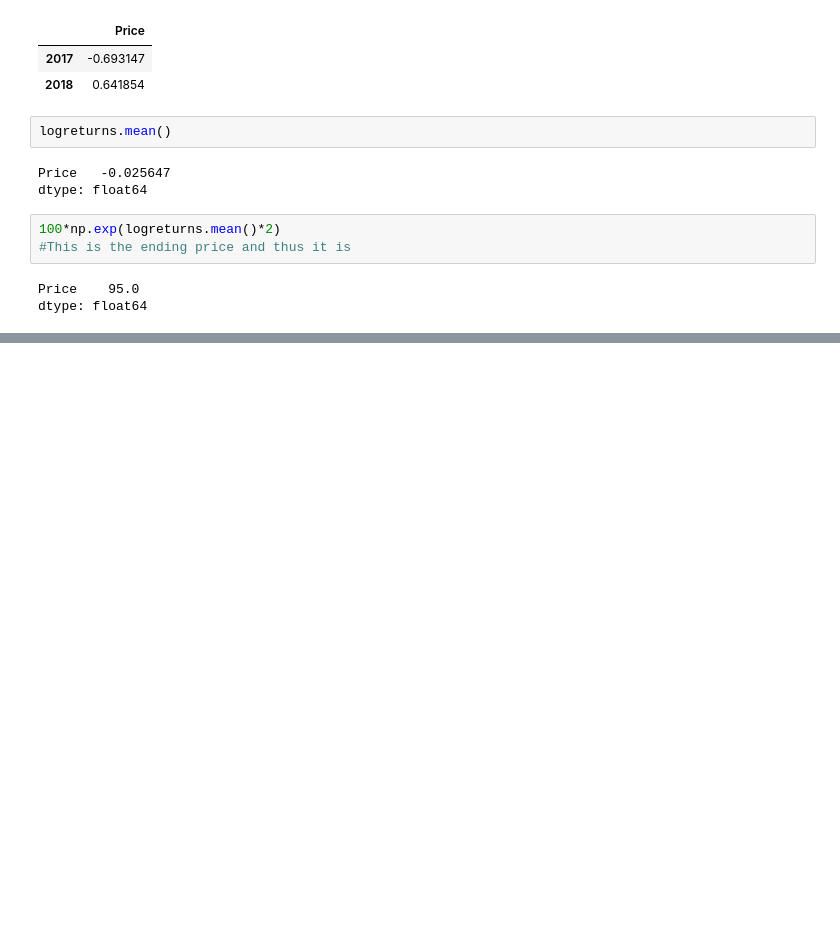
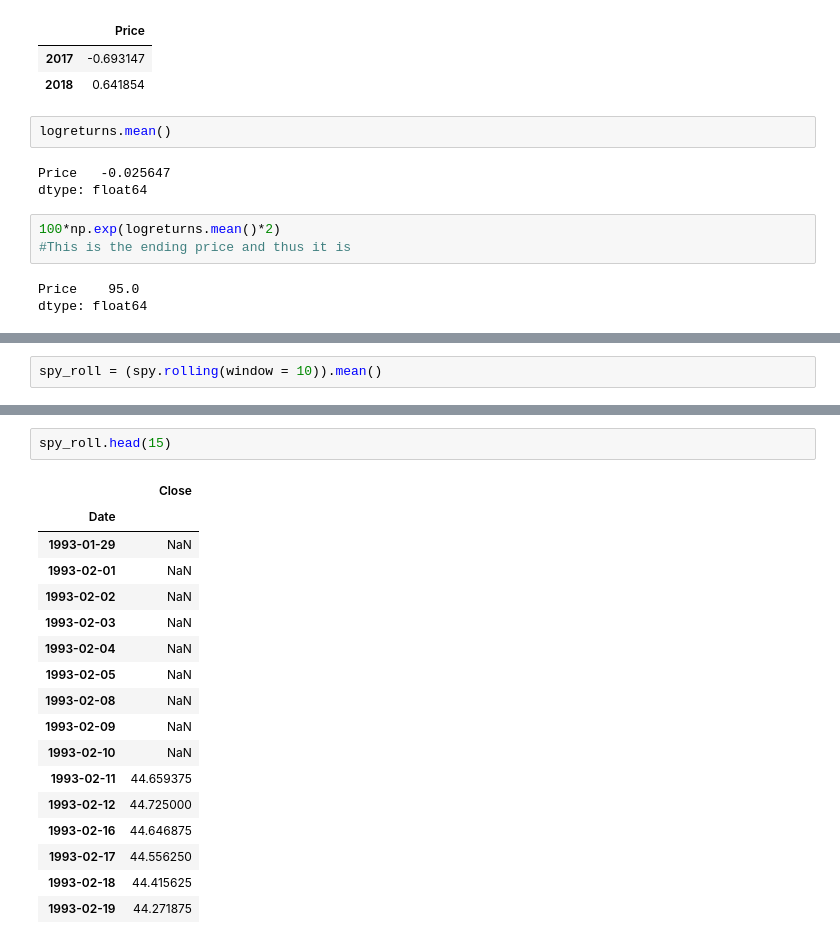
Before and after one commit to Janadhi14/Algo-trading, a Jupyter notebook: Introduction.ipynb, the cells around one changed output, grey strips where cells are left out. Cells and saved outputs as stored; diff of their text form; blank space fills up the shorter version.

```diff
--- a/Introduction.ipynb
+++ b/Introduction.ipynb
@@ -832,0 +879,2 @@ dtype: float64
+# %%
+spy_roll = (spy.rolling(window = 10)).mean()
@@ -832,0 +899,20 @@ dtype: float64
+# %%
+spy_roll.head(15)
+# %% [output]
+|  | Close |
+| Date |  |
+| 1993-01-29 | NaN |
+| 1993-02-01 | NaN |
+| 1993-02-02 | NaN |
+| 1993-02-03 | NaN |
+| 1993-02-04 | NaN |
+| 1993-02-05 | NaN |
+| 1993-02-08 | NaN |
+| 1993-02-09 | NaN |
+| 1993-02-10 | NaN |
+| 1993-02-11 | 44.659375 |
+| 1993-02-12 | 44.725000 |
+| 1993-02-16 | 44.646875 |
+| 1993-02-17 | 44.556250 |
+| 1993-02-18 | 44.415625 |
+| 1993-02-19 | 44.271875 |
```
Also changed, not shown: parts of 5 cells of this notebook.
